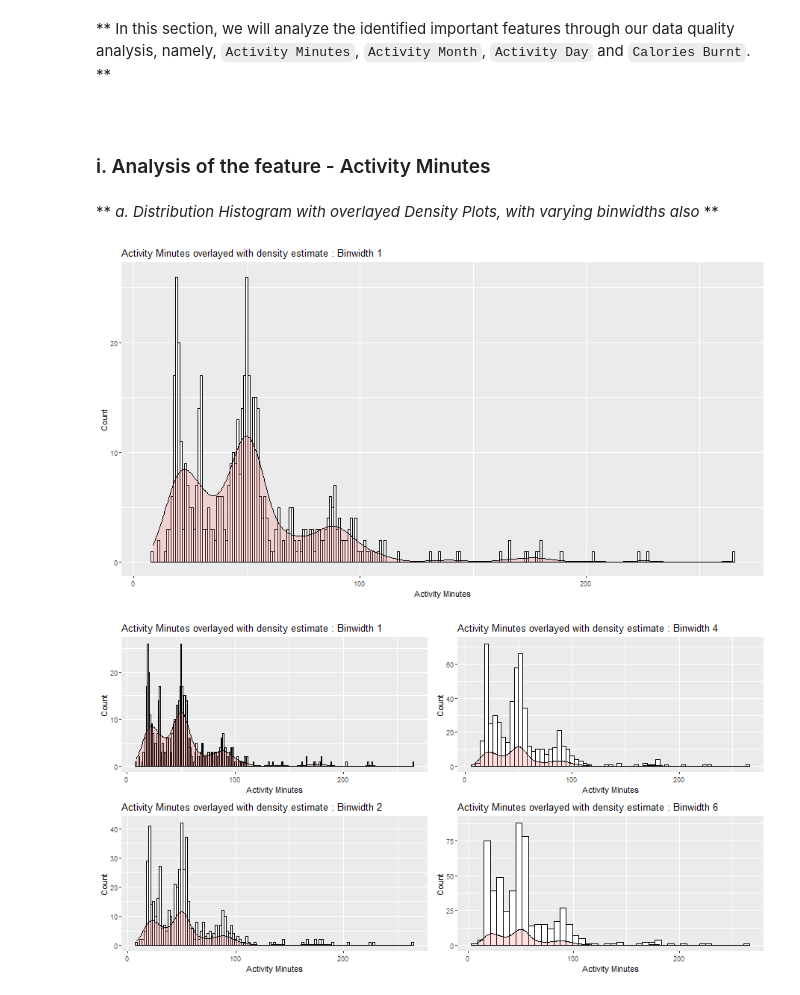
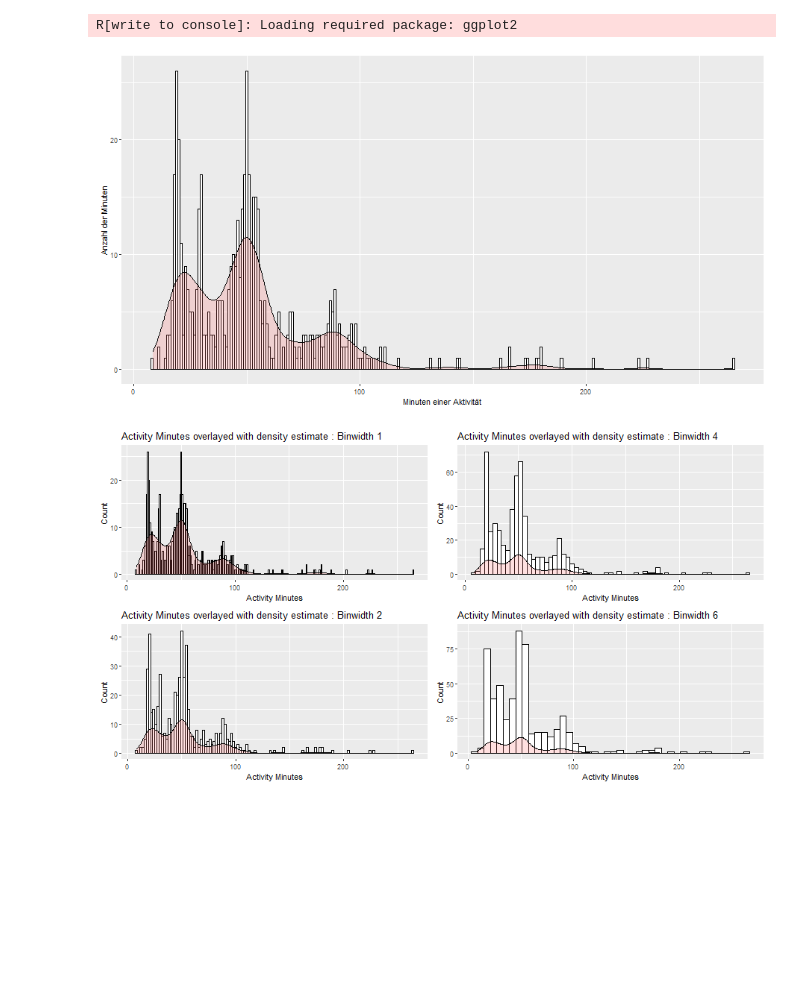
Before and after one commit to caxenie/garmin-tracker-analytics, a Jupyter notebook: GarminDataAnalyser.ipynb, the cells around one changed output. Saved outputs shown, nothing was run; the diff lists cells and outputs as text; code cells hidden in the pictures; blank space fills up the shorter version.

```diff
--- a/GarminDataAnalyser.ipynb
+++ b/GarminDataAnalyser.ipynb
@@ -324,27 +228,19 @@ A Scatterplot matrices is a great way to roughly determine if you have a linear
-# %% [markdown]
-** In this section, we will analyze the identified important features through our data quality analysis, namely, `Activity Minutes`, `Activity Month`, `Activity Day` and `Calories Burnt`. **
-# %% [markdown]
-<a id="section1"></a>
-# %% [markdown]
-### i. Analysis of the feature - Activity Minutes
-# %% [markdown]
-** *a. Distribution Histogram with overlayed Density Plots, with varying binwidths also* **
 # %%
 %%R -i activity_tracker_data -w 900 -h 480 -u px
 
 require("ggplot2")
 
 g1 <- ggplot(activity_tracker_data, aes(x=activityMins)) +
     geom_histogram(aes(y=..count..),      # Histogram with density instead of count on y-axis
                    binwidth=1,
                    colour="black", fill="white") +
     geom_density(aes(y=..count..), alpha=.2, fill="#FF6666") +# Overlay with transparent density plot
-    ylab("Count") +
-    xlab("Activity Minutes") +
-    ggtitle("Activity Minutes overlayed with density estimate : Binwidth 1")
+    ylab("Anzahl der Minuten") +
+    xlab("Minuten einer Aktivität")
 g1
 # %% [output]
+R[write to console]: Loading required package: ggplot2
-[figure, old version]
+[figure, new version]
 # %%
 %%R -i activity_tracker_data -w 900 -h 480 -u px
 
```
Also changed, not shown: parts of 144 cells of this notebook.
